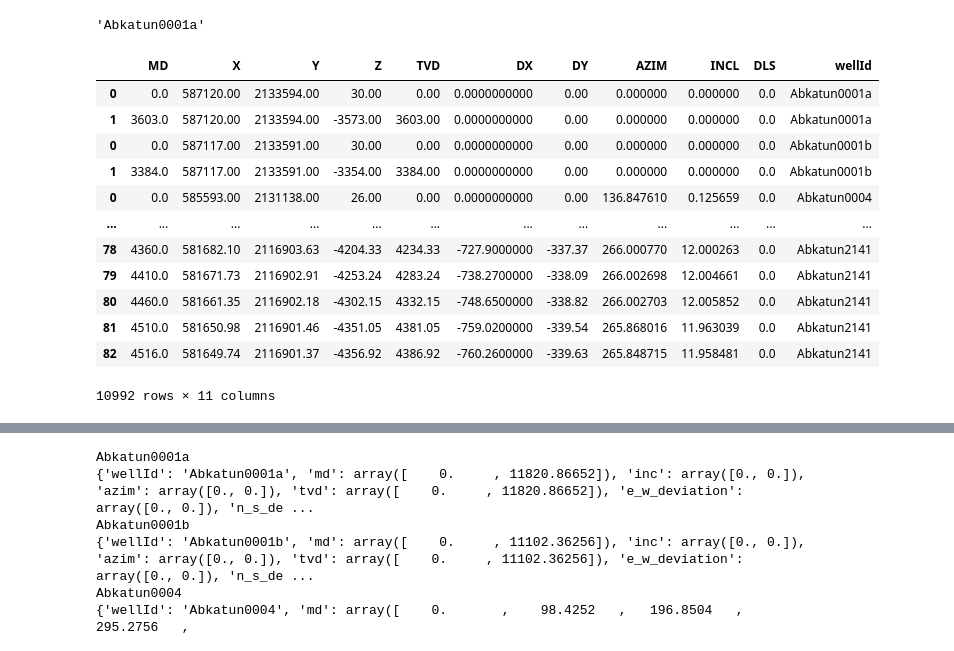
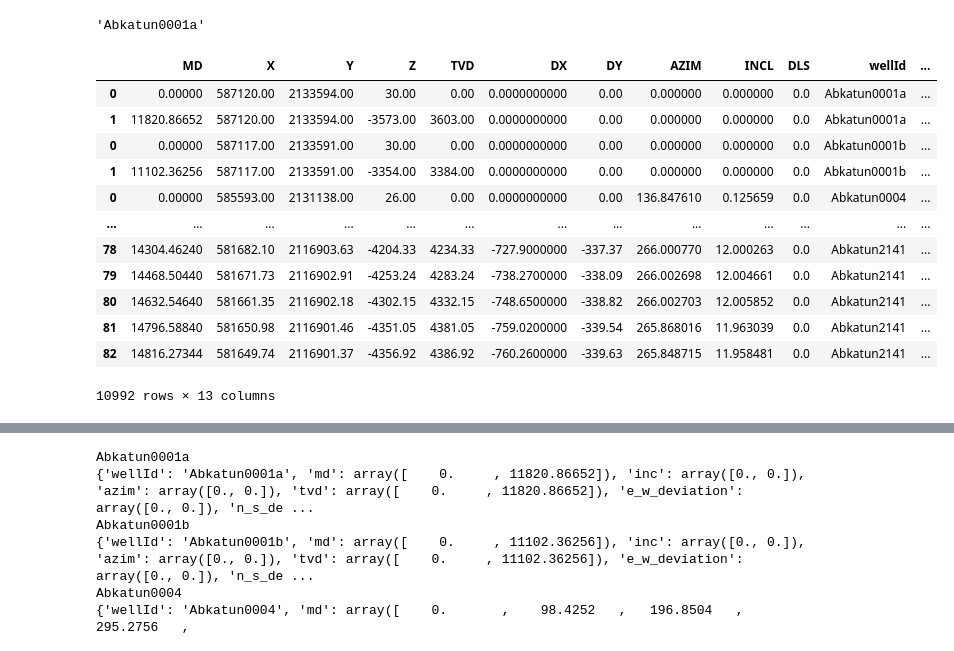
Before and after one commit to bpamos/welltrajconvert, a Jupyter notebook: notebook/From dev files and wellheader.ipynb, the cells around one changed output, grey strips where cells are left out. Cells and saved outputs as stored; diff of their text form; code cells hidden in the pictures.

```diff
--- a/notebook/From dev files and wellheader.ipynb
+++ b/notebook/From dev files and wellheader.ipynb
@@ -51,8 +19,0 @@ def crs_transformer(crs_out: str, crs_in: str, x:float, y:float):
-# %%
-crs_out = "EPSG:4326"
-crs_in = 'epsg:2027'
-x = 585701.70
-y = 2135468.38
-
-lat, long = crs_transformer(crs_out, crs_in, x, y)
-lat, long
@@ -103,38 +25,44 @@ dev_files.items[0].stem
 # %%
 
 appended_df = pd.DataFrame()
 for item in dev_files.items:
 
     df = pd.read_csv(item, header=None, skiprows=15, sep = ' ')
 
     df.drop(columns=[0], inplace=True)
 
     header = list(df.iloc[0])
 
     header =  [x for x in header if str(x) != 'nan']
 
 
     df = df.iloc[2:]
 
     df.dropna(how='all', axis=1, inplace=True)
 
     df.columns = header
     df['wellId'] = item.stem
     df.reset_index(drop=True,inplace = True)
+
+    df['MD'] = df['MD']*3.28084
+
+    df['XSurf'] = df.iloc[0].X
+    df['YSurf'] = df.iloc[0].Y
+
     appended_df = appended_df.append(df)
 
 appended_df
 # %% [output]
-|  | MD | X | Y | Z | TVD | DX | DY | AZIM | INCL | DLS | wellId |
-| 0 | 0.0 | 587120.00 | 2133594.00 | 30.00 | 0.00 | 0.0000000000 | 0.00 | 0.000000 | 0.000000 | 0.0 | Abkatun0001a |
-| 1 | 3603.0 | 587120.00 | 2133594.00 | -3573.00 | 3603.00 | 0.0000000000 | 0.00 | 0.000000 | 0.000000 | 0.0 | Abkatun0001a |
-| 0 | 0.0 | 587117.00 | 2133591.00 | 30.00 | 0.00 | 0.0000000000 | 0.00 | 0.000000 | 0.000000 | 0.0 | Abkatun0001b |
-| 1 | 3384.0 | 587117.00 | 2133591.00 | -3354.00 | 3384.00 | 0.0000000000 | 0.00 | 0.000000 | 0.000000 | 0.0 | Abkatun0001b |
-| 0 | 0.0 | 585593.00 | 2131138.00 | 26.00 | 0.00 | 0.0000000000 | 0.00 | 136.847610 | 0.125659 | 0.0 | Abkatun0004 |
-| ... | ... | ... | ... | ... | ... | ... | ... | ... | ... | ... | ... |
-| 78 | 4360.0 | 581682.10 | 2116903.63 | -4204.33 | 4234.33 | -727.9000000 | -337.37 | 266.000770 | 12.000263 | 0.0 | Abkatun2141 |
-| 79 | 4410.0 | 581671.73 | 2116902.91 | -4253.24 | 4283.24 | -738.2700000 | -338.09 | 266.002698 | 12.004661 | 0.0 | Abkatun2141 |
-| 80 | 4460.0 | 581661.35 | 2116902.18 | -4302.15 | 4332.15 | -748.6500000 | -338.82 | 266.002703 | 12.005852 | 0.0 | Abkatun2141 |
-| 81 | 4510.0 | 581650.98 | 2116901.46 | -4351.05 | 4381.05 | -759.0200000 | -339.54 | 265.868016 | 11.963039 | 0.0 | Abkatun2141 |
-| 82 | 4516.0 | 581649.74 | 2116901.37 | -4356.92 | 4386.92 | -760.2600000 | -339.63 | 265.848715 | 11.958481 | 0.0 | Abkatun2141 |
+|  | MD | X | Y | Z | TVD | DX | DY | AZIM | INCL | DLS | wellId | ... |
+| 0 | 0.00000 | 587120.00 | 2133594.00 | 30.00 | 0.00 | 0.0000000000 | 0.00 | 0.000000 | 0.000000 | 0.0 | Abkatun0001a | ... |
+| 1 | 11820.86652 | 587120.00 | 2133594.00 | -3573.00 | 3603.00 | 0.0000000000 | 0.00 | 0.000000 | 0.000000 | 0.0 | Abkatun0001a | ... |
+| 0 | 0.00000 | 587117.00 | 2133591.00 | 30.00 | 0.00 | 0.0000000000 | 0.00 | 0.000000 | 0.000000 | 0.0 | Abkatun0001b | ... |
+| 1 | 11102.36256 | 587117.00 | 2133591.00 | -3354.00 | 3384.00 | 0.0000000000 | 0.00 | 0.000000 | 0.000000 | 0.0 | Abkatun0001b | ... |
+| 0 | 0.00000 | 585593.00 | 2131138.00 | 26.00 | 0.00 | 0.0000000000 | 0.00 | 136.847610 | 0.125659 | 0.0 | Abkatun0004 | ... |
+| ... | ... | ... | ... | ... | ... | ... | ... | ... | ... | ... | ... | ... |
+| 78 | 14304.46240 | 581682.10 | 2116903.63 | -4204.33 | 4234.33 | -727.9000000 | -337.37 | 266.000770 | 12.000263 | 0.0 | Abkatun2141 | ... |
+| 79 | 14468.50440 | 581671.73 | 2116902.91 | -4253.24 | 4283.24 | -738.2700000 | -338.09 | 266.002698 | 12.004661 | 0.0 | Abkatun2141 | ... |
+| 80 | 14632.54640 | 581661.35 | 2116902.18 | -4302.15 | 4332.15 | -748.6500000 | -338.82 | 266.002703 | 12.005852 | 0.0 | Abkatun2141 | ... |
+| 81 | 14796.58840 | 581650.98 | 2116901.46 | -4351.05 | 4381.05 | -759.0200000 | -339.54 | 265.868016 | 11.963039 | 0.0 | Abkatun2141 | ... |
+| 82 | 14816.27344 | 581649.74 | 2116901.37 | -4356.92 | 4386.92 | -760.2600000 | -339.63 | 265.848715 | 11.958481 | 0.0 | Abkatun2141 | ... |
-10992 rows × 11 columns
+10992 rows × 13 columns
```
Also changed, not shown: parts of 15 cells of this notebook.
